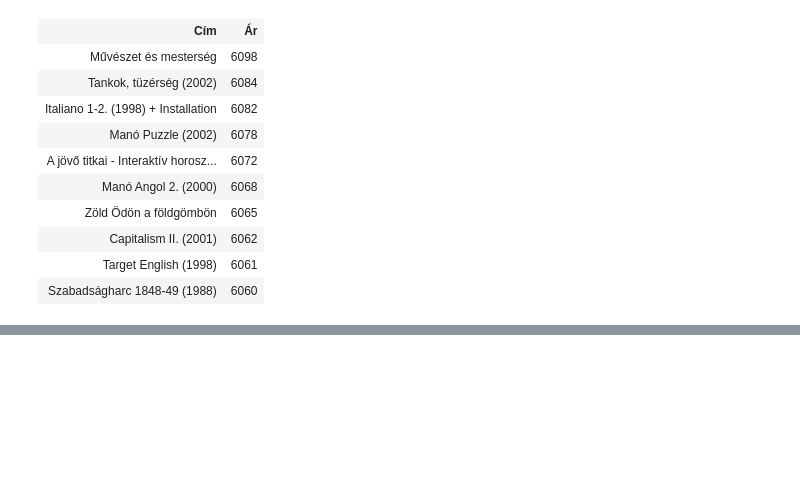
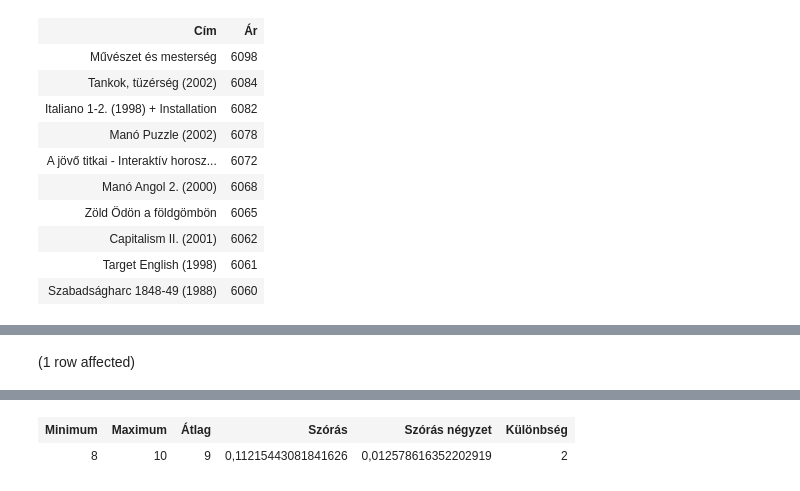
Before and after one commit to marinatoth/db_sql, a Jupyter notebook: hazi_adatprofilozas.ipynb, the cells around one changed output, grey strips where cells are left out. Drawn from its saved outputs; the diff is of its cells as text; code cells hidden in the pictures; blank space fills up the shorter version.

```diff
--- a/hazi_adatprofilozas.ipynb
+++ b/hazi_adatprofilozas.ipynb
@@ -251,0 +323,11 @@ Total execution time: 00:00:00.058
+# %%
+SELECT MIN([raktár készlet]) AS 'Minimum',
+       MAX([raktár készlet]) AS 'Maximum',
+       AVG([raktár készlet]) AS 'Átlag',
+       STDEV([raktár készlet]) AS 'Szórás',
+       VAR([raktár készlet]) AS 'Szórás négyzet',
+       MAX([raktár készlet])-MIN([raktár készlet]) AS 'Különbség'
+FROM dvd
+WHERE [raktár készlet] IS NOT NULL
+# %% [output]
+(1 row affected)
@@ -251,0 +335,2 @@ Total execution time: 00:00:00.058
+| Minimum | Maximum | Átlag | Szórás | Szórás négyzet | Különbség |
+| 8 | 10 | 9 | 0,11215443081841626 | 0,012578616352202919 | 2 |
```
Also changed, not shown: parts of 8 cells of this notebook.
